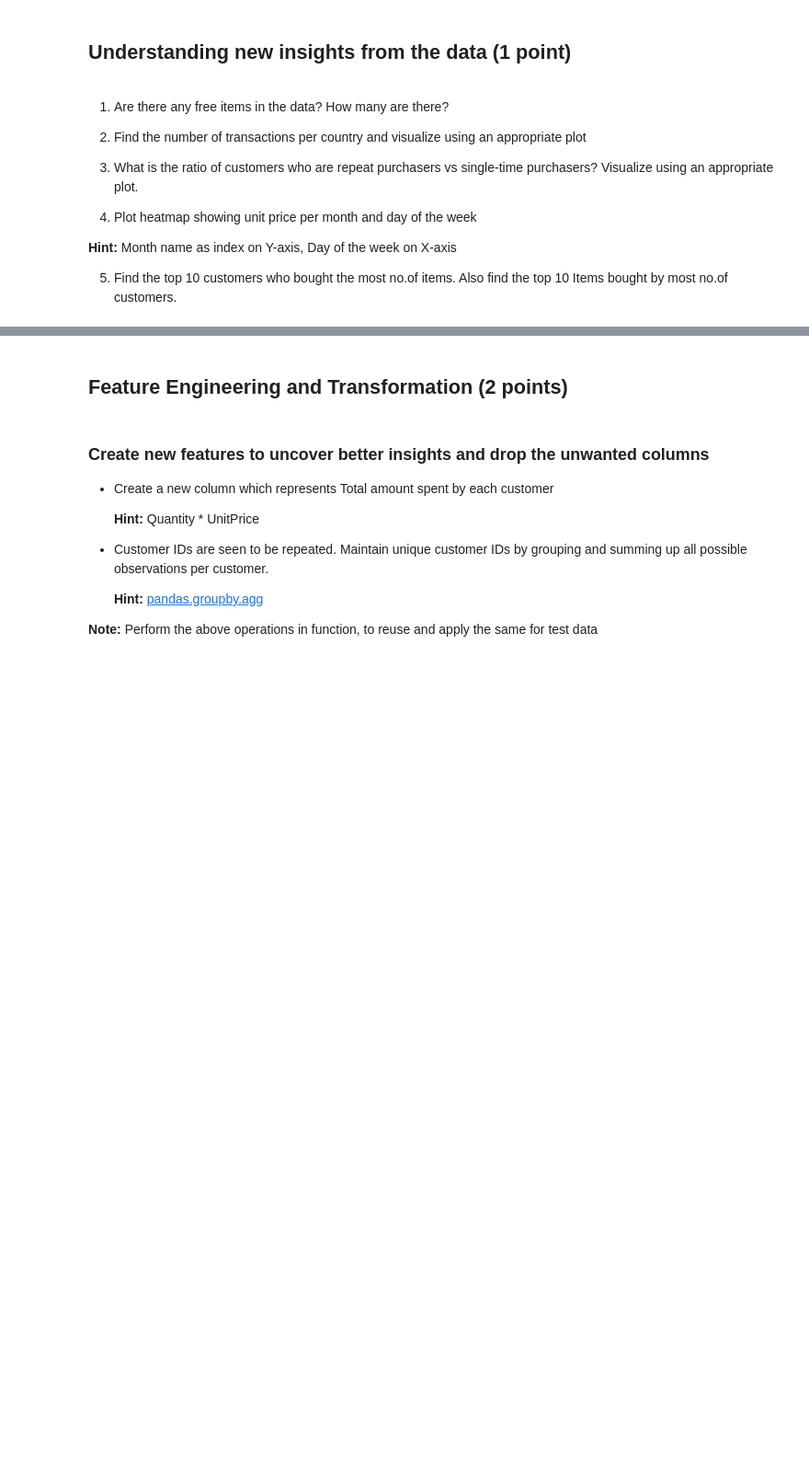
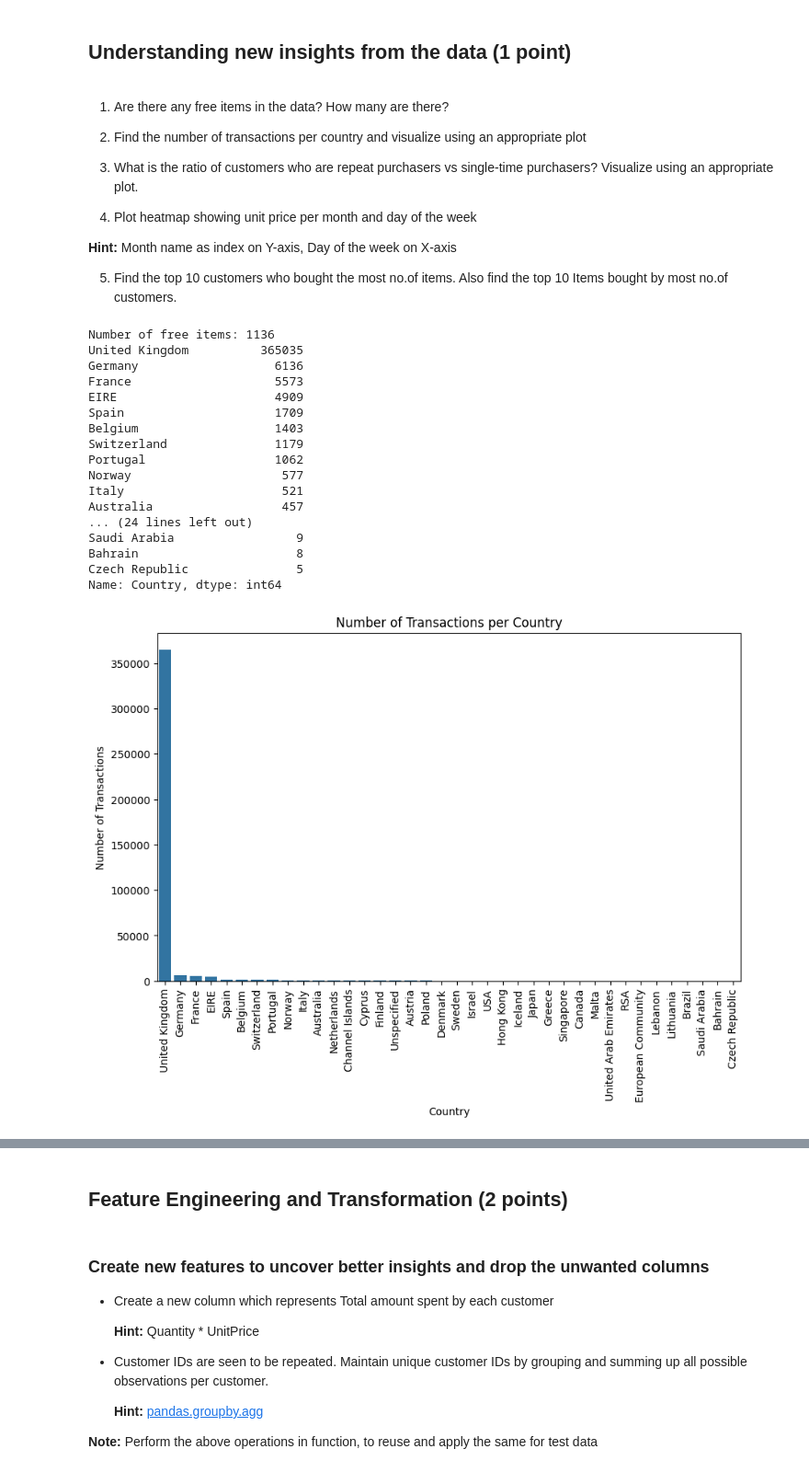
Before and after one commit to sauravdarsh/MiniProject_5_Customer_Segmentation_Kmeans, a Jupyter notebook: Copy of M2_NB_MiniProject_5_Customer_Segmentation_Kmeans.ipynb, the cells around one changed output, grey strips where cells are left out. Shown at 92% size. Drawn from its saved outputs; the diff is of its cells as text; code cells hidden in the pictures; blank space fills up the shorter version.

```diff
--- a/Copy of M2_NB_MiniProject_5_Customer_Segmentation_Kmeans.ipynb
+++ b/Copy of M2_NB_MiniProject_5_Customer_Segmentation_Kmeans.ipynb
@@ -437,0 +405,80 @@ def create_day_of_week_column(dataframe):
+# %%
+# Feature Engineering
+df1['TotalPrice'] = df1['Quantity'] * df1['UnitPrice']
+
+# Check for free items
+free_items = df1[df1['UnitPrice'] == 0]
+num_free_items = len(free_items)
+print("Number of free items:", num_free_items)
+
+# Number of transactions per country
+transactions_per_country = df1['Country'].value_counts()
+print(transactions_per_country)
+
+# Visualize transactions per country
+plt.figure(figsize=(10, 6))
+sns.barplot(x=transactions_per_country.index, y=transactions_per_country.values)
+plt.xticks(rotation=90)
+plt.xlabel('Country')
+plt.ylabel('Number of Transactions')
+plt.title('Number of Transactions per Country')
+plt.show()
+
+# Ratio of repeat purchasers vs single-time purchasers
+customer_repeat_status = df1.groupby('CustomerID')['InvoiceNo'].nunique()
+repeat_customers = sum(customer_repeat_status > 1)
+single_time_customers = sum(customer_repeat_status == 1)
+ratio_repeat_vs_single = repeat_customers / single_time_customers
+print("Ratio of repeat purchasers vs single-time purchasers:", ratio_repeat_vs_single)
+
+# Visualize repeat vs single-time purchasers
+plt.figure(figsize=(6, 4))
+sns.barplot(x=['Repeat Purchasers', 'Single-Time Purchasers'], y=[repeat_customers, single_time_customers])
+plt.xlabel('Customer Type')
+plt.ylabel('Number of Customers')
+plt.title('Repeat vs Single-Time Purchasers')
+plt.show()
+
+df1['InvoiceDate'] = pd.to_datetime(df1['InvoiceDate'])
+
+
+# Create heatmap for unit price per month and day of the week
+df1['Month'] = df1['InvoiceDate'].dt.month_name()
+df1['DayOfWeek'] = df1['InvoiceDate'].dt.day_name()
+
+heatmap_data = df1.pivot_table(index='Month', columns='DayOfWeek', values='UnitPrice', aggfunc='mean')
+plt.figure(figsize=(10, 6))
+sns.heatmap(heatmap_data, cmap='YlGnBu', annot=True, fmt=".2f")
+plt.xlabel('Day of the Week')
+plt.ylabel('Month')
+plt.title('Unit Price per Month and Day of the Week')
+plt.show()
+
+# Finding top 10 customers who bought the most items
+top_customers = df1.groupby('CustomerID')['Quantity'].sum().nlargest(10)
+print("Top 10 customers who bought the most items:")
+print(top_customers)
+
+# Finding top 10 items bought by most customers
+top_items = df1.groupby('StockCode')['CustomerID'].nunique().nlargest(10)
+print("Top 10 items bought by most customers:")
+print(top_items)
+# %% [output]
+Number of free items: 1136
+United Kingdom          365035
+Germany                   6136
+France                    5573
+EIRE                      4909
+Spain                     1709
+Belgium                   1403
+Switzerland               1179
+Portugal                  1062
+Norway                     577
+Italy                      521
+Australia                  457
+... (24 lines left out)
+Saudi Arabia                 9
+Bahrain                      8
+Czech Republic               5
+Name: Country, dtype: int64
+[figure, added]
```
Also changed, not shown: parts of 25 cells of this notebook.
